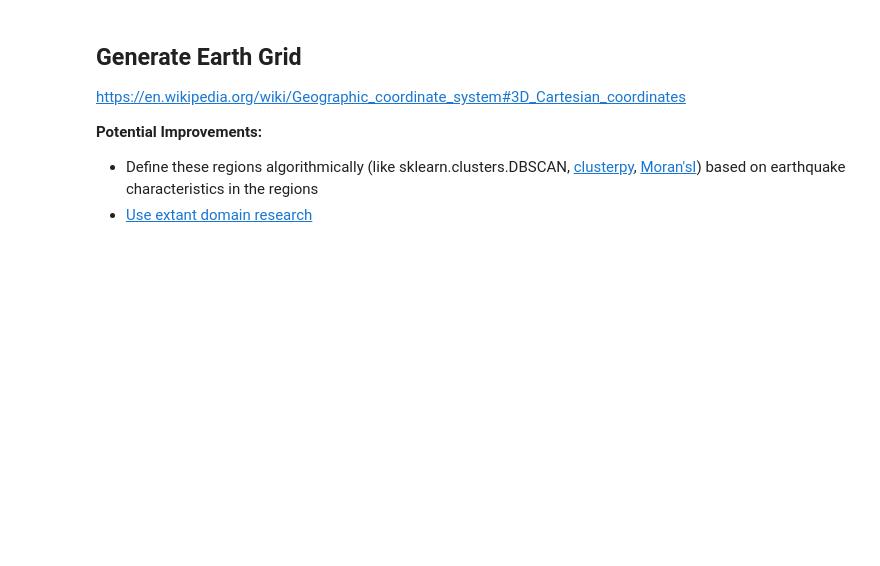
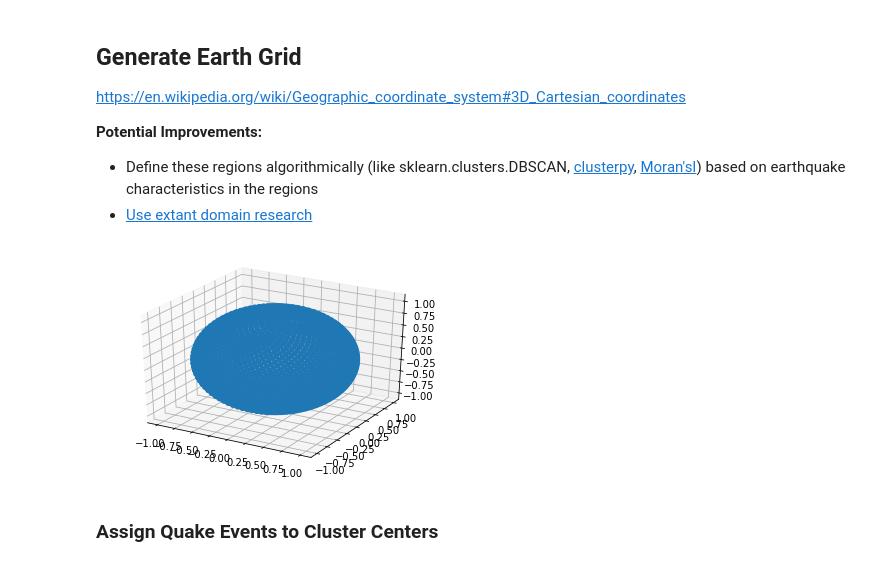
Before and after one commit to labs13-quake-viewer/ds-notebooks, a Jupyter notebook: Chris-Luedtke.ipynb, the cells around one changed output. Saved outputs shown, nothing was run; the diff lists cells and outputs as text; code cells hidden in the pictures; blank space fills up the shorter version.

```diff
--- a/Chris-Luedtke.ipynb
+++ b/Chris-Luedtke.ipynb
@@ -322,18 +342,22 @@ https://en.wikipedia.org/wiki/Geographic_coordinate_system#3D_Cartesian_coordina
 # %%
 # roughly equidistant points on (cartesian) sphere
 #https://stackoverflow.com/a/44164075/11208892
-from numpy import pi, cos, sin, arccos, arange, arctan2, arcsin
+import numpy as np
 import mpl_toolkits.mplot3d
 import matplotlib.pyplot as plt
 
 num_pts = 3000
-indices = arange(0, num_pts, dtype=float) + 0.5
+indices = np.arange(0, num_pts, dtype=float) + 0.5
 
-phi = arccos(1 - 2*indices/num_pts)
-theta = pi * (1 + 5**0.5) * indices
+phi = np.arccos(1 - 2*indices/num_pts)
+theta = np.pi * (1 + 5**0.5) * indices
 
-x, y, z = cos(theta) * sin(phi), sin(theta) * sin(phi), cos(phi);
+x = np.cos(theta) * np.sin(phi)
+y = np.sin(theta) * np.sin(phi)
+z = np.cos(phi)
 
 plt.figure().add_subplot(111, projection='3d').scatter(x, y, z);
 plt.show();
+# %% [output]
+[figure, added]
 # %%
@@ -353,0 +369,2 @@ m.save('equidistant_pts.html')
+# %% [markdown]
+### Assign Quake Events to Cluster Centers
```
Also changed, not shown: parts of 25 cells of this notebook, 1 other file.
